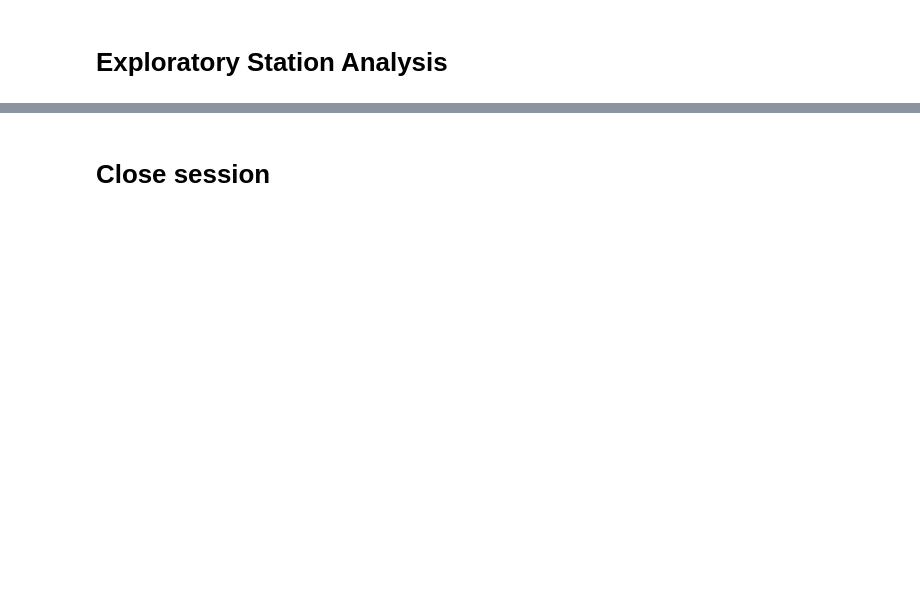
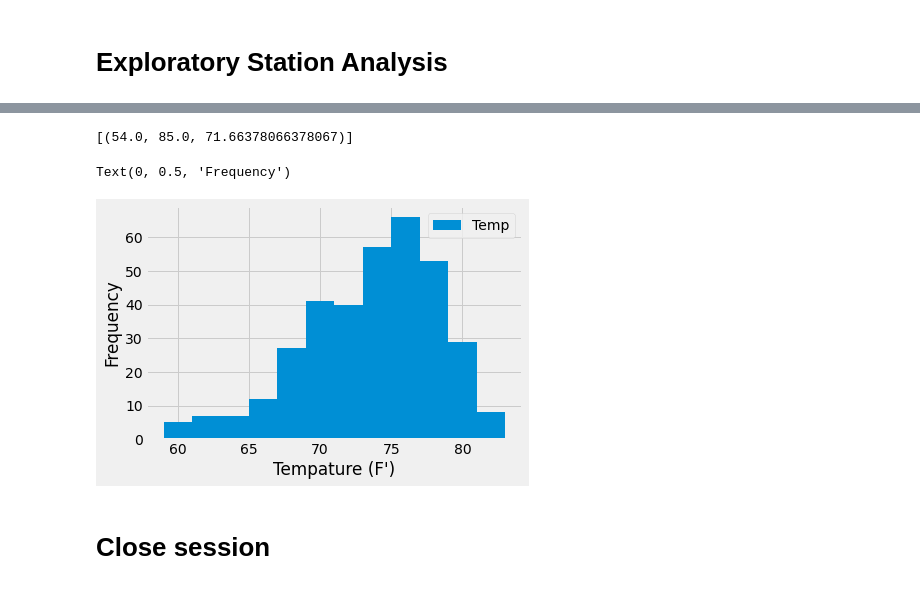
Before and after one commit to JamieClipperton/sqlalchemy-challenge, a Jupyter notebook: climate_starter.ipynb, the cells around one changed output, grey strips where cells are left out. Cells and saved outputs as stored; diff of their text form; code cells hidden in the pictures; blank space fills up the shorter version.

```diff
--- a/climate_starter.ipynb
+++ b/climate_starter.ipynb
@@ -74,8 +99,21 @@ Text(0, 0.5, 'Percipitation by Inches')
 # %%
 # Using the most active station id from the previous query, calculate the lowest, highest, and average temperature.
+session.query(func.min(Measurement.tobs), func.max(Measurement.tobs), func.avg(Measurement.tobs)).filter(Measurement.station =='USC00519281').all()
+# %% [output]
+[(54.0, 85.0, 71.66378066378067)]
 # %%
 # Using the most active station id
 # Query the last 12 months of temperature observation data for this station and plot the results as a histogram
+masid = session.query(Measurement.date, Measurement.tobs).filter(Measurement.date >= most_recent).filter(Measurement.station == 'USC00519281')
+masid_df = pd.DataFrame(masid, columns=['Date','Temp'])
+masid_df.set_index('Date', inplace=True)
+masid_df.sort_index(inplace=True)
+masid_df.plot.hist(bins=12)
+plt.xlabel("Tempature (F')")
+plt.ylabel("Frequency")
+# %% [output]
+Text(0, 0.5, 'Frequency')
+[figure, added]
 # %% [markdown]
 # Close session
 # %%
```
Also changed, not shown: parts of 3 cells of this notebook.
